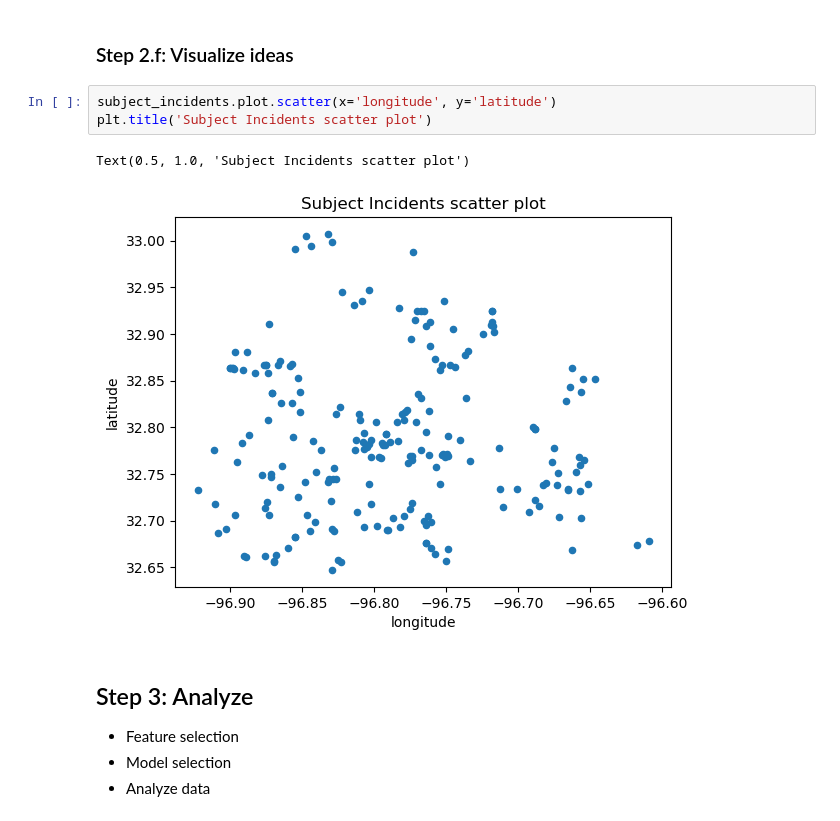
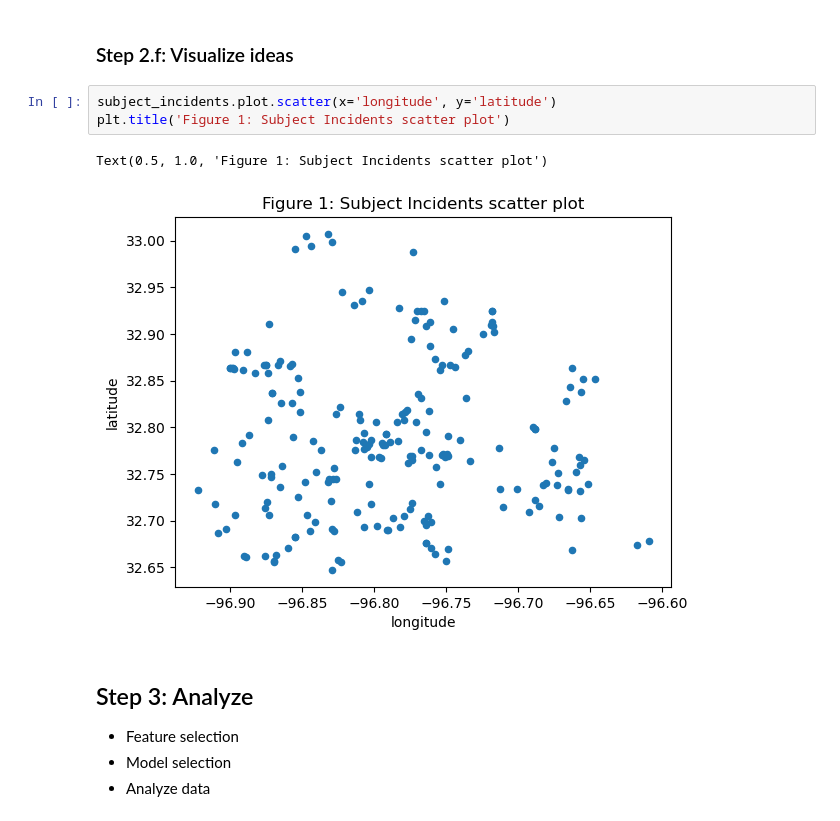
Before and after one commit to karim-mttk/DataScienceEssentials, a Jupyter notebook: 04 - Project - Dallas Shootings.ipynb, the cells around one changed output. Saved outputs shown, nothing was run; the diff lists cells and outputs as text.

```diff
--- a/04 - Project - Dallas Shootings.ipynb
+++ b/04 - Project - Dallas Shootings.ipynb
@@ -152,10 +152,10 @@ subject_incidents.groupby('gender').count()
 ### Step 2.f: Visualize ideas
 # %%
 subject_incidents.plot.scatter(x='longitude', y='latitude')
-plt.title('Subject Incidents scatter plot')
+plt.title('Figure 1: Subject Incidents scatter plot')
 # %% [output]
-Text(0.5, 1.0, 'Subject Incidents scatter plot')
+Text(0.5, 1.0, 'Figure 1: Subject Incidents scatter plot')
-[figure, old version]
+[figure, new version]
 # %% [markdown]
 ## Step 3: Analyze
 - Feature selection
```
Also changed, not shown: parts of 9 cells of this notebook.
